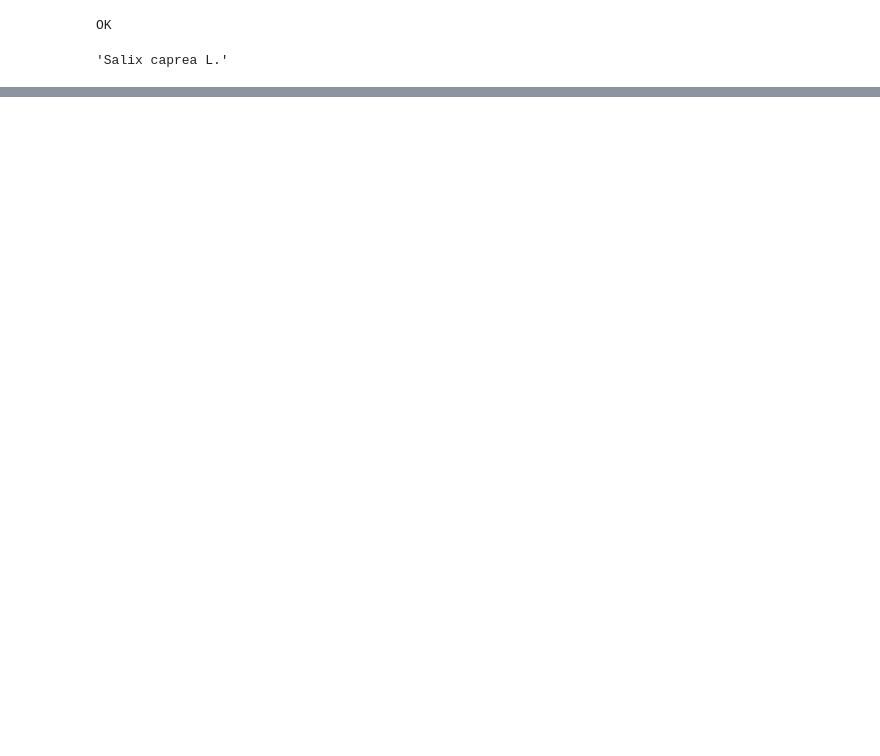
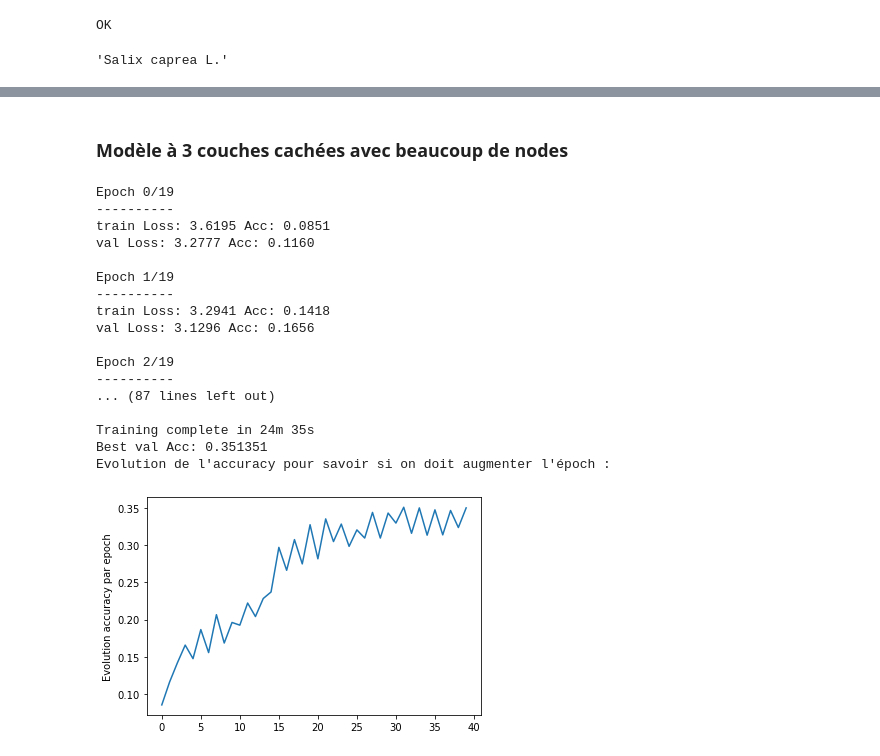
Before and after one commit to LemaitreT/Reconnaissance-visuel-de-plante, a Jupyter notebook: MultiLayer-Perceptron.ipynb, the cells around one changed output, grey strips where cells are left out. Drawn from its saved outputs; the diff is of its cells as text; code cells hidden in the pictures; blank space fills up the shorter version.

```diff
--- a/MultiLayer-Perceptron.ipynb
+++ b/MultiLayer-Perceptron.ipynb
@@ -353,0 +388,39 @@ tensor([ 4.6833e-01, -2.5645e-01, -1.1559e-02,  3.0567e-01, -2.5046e-01,
+# %% [markdown]
+### Modèle à 3 couches cachées avec beaucoup de nodes
+# %%
+INPUT_DIM = 3 * 224 * 224 # correspond à la taille d'une image précedemment normalisée
+HID_DIMS = [2000, 1000, 500] # Tableau de layers, chacun exprimant le nombre de node utilisée
+OUTPUT_DIM = 50 # Dimension finale
+model_ft = MLP(INPUT_DIM, HID_DIMS, OUTPUT_DIM)
+
+class_names = image_datasets['train'].classes
+
+model_ft = model_ft.to(device)
+
+criterion = nn.CrossEntropyLoss()
+
+# Observe that all parameters are being optimized
+optimizer_ft = optim.SGD(model_ft.parameters(), lr=0.001, momentum=0.9)
+# Decay LR by a factor of 0.1 every 7 epochs
+exp_lr_scheduler = lr_scheduler.StepLR(optimizer_ft, step_size=7, gamma=0.1)
+
+best_model4 = train_model(model_ft, criterion, optimizer_ft, exp_lr_scheduler,num_epochs=20)
+# %% [output]
+Epoch 0/19
+----------
+train Loss: 3.6195 Acc: 0.0851
+val Loss: 3.2777 Acc: 0.1160
+
+Epoch 1/19
+----------
+train Loss: 3.2941 Acc: 0.1418
+val Loss: 3.1296 Acc: 0.1656
+
+Epoch 2/19
+----------
+... (87 lines left out)
+
+Training complete in 24m 35s
+Best val Acc: 0.351351
+Evolution de l'accuracy pour savoir si on doit augmenter l'époch :
+[figure, added]
```
Also changed, not shown: parts of 34 cells of this notebook.
